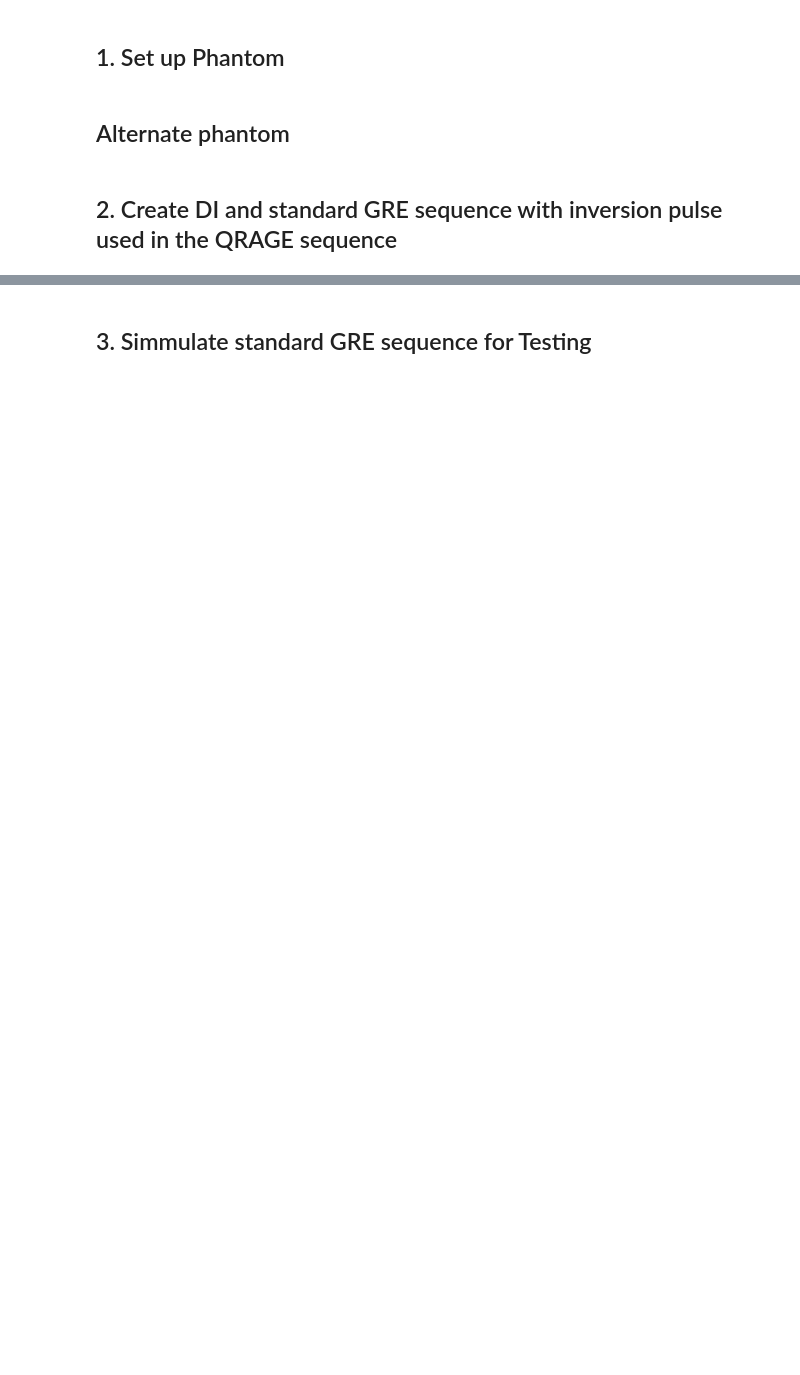
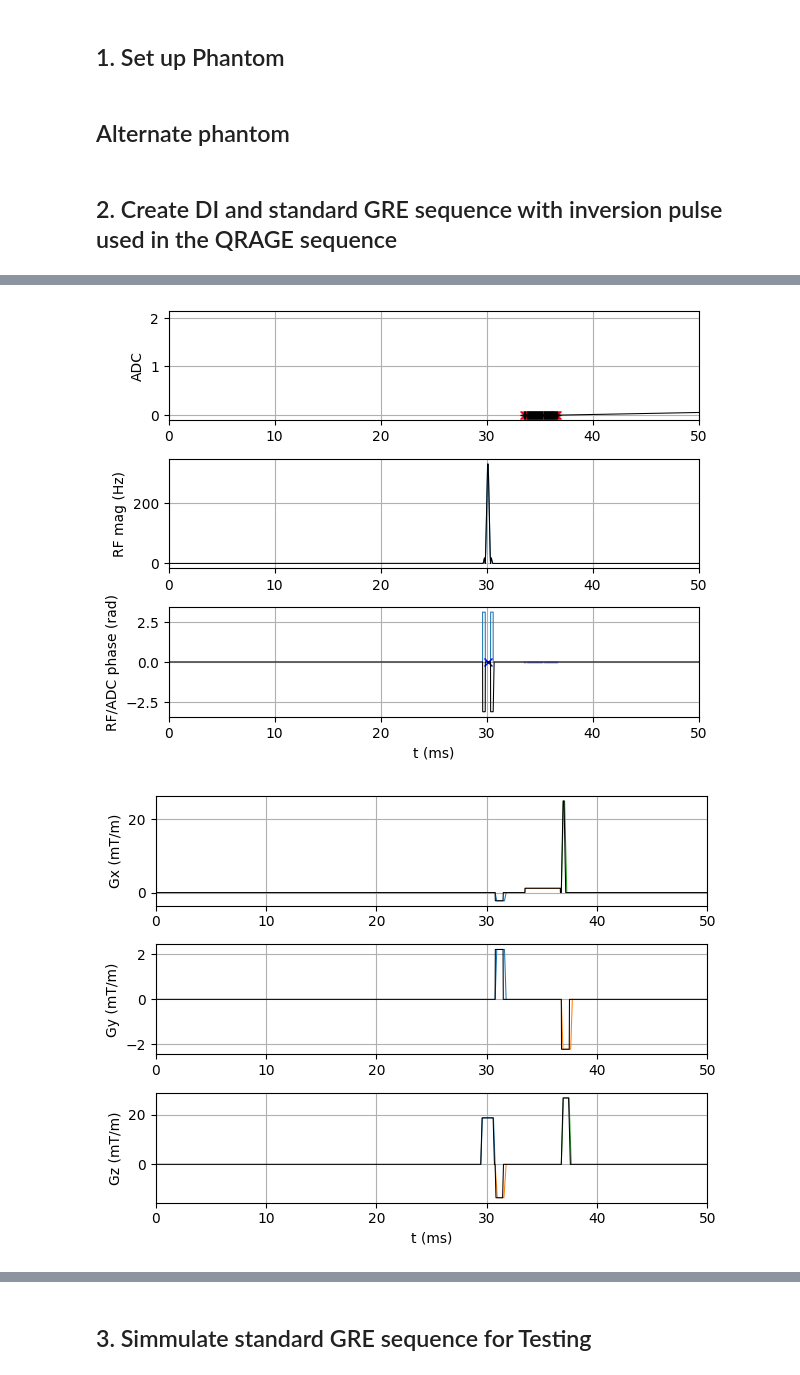
Before and after one commit to jumri-project/juart, a Jupyter notebook: notebooks/Simulate_QRAGE_with_JEMRIS.ipynb, the cells around one changed output, grey strips where cells are left out. Cells and saved outputs as stored; diff of their text form; code cells hidden in the pictures; blank space fills up the shorter version.

```diff
--- a/notebooks/Simulate_QRAGE_with_JEMRIS.ipynb
+++ b/notebooks/Simulate_QRAGE_with_JEMRIS.ipynb
@@ -393,0 +419,41 @@ Resonate frequencies of gradients (x, y, z) are:  [ 80.          80.         273
+# %%
+seq.plot(time_range=np.array([0, 50e-3]), time_disp='ms', grad_disp='mT/m', plot_now=False)
+
+import scipy.constants as sci_const
+from math import pi
+
+gamma_prot = sci_const.value('proton gyromag. ratio') / (2*pi)
+rf_const = 2 * pi / 1000  # from Pulseq[Hz]=[1/s] to JEMRIS[rad/ms] rf magnitude conversion constant
+g_const = 2 * pi / 1e6 # from Pulseq [Hz/m] to JEMRIS [(rad/ms)/mm] gradient conversion constant
+g_const2 =  1000 / gamma_prot # from Pulseq [Hz/m] to Pulseq mT/m
+rad2deg = 180/pi
+
+
+current_fig = plt.figure(plt.gcf().number)
+prev_fig = plt.figure(plt.gcf().number - 1)
+for i, c in enumerate(childs):
+    if(c.type=='axes'):
+        lines=c.children
+        for line in lines:
+            if(line.type=='graph2d.lineseries'):
+                if (i==0):
+                    # ADC in JEMRIS plot
+                    plt.figure(prev_fig).get_children()[1].axes.plot(line.properties.XData, line.properties.YData/rad2deg, 'k-+')
+                elif(i==1):
+                    # RF Signal in JEMRIS plot
+                    plt.figure(prev_fig).get_children()[2].axes.plot(line.properties.XData, line.properties.YData/rf_const, 'k-')
+                elif(i==2):
+                    # RF Phase in JEMRIS plot
+                    plt.figure(prev_fig).get_children()[3].axes.plot(line.properties.XData, line.properties.YData/rad2deg, 'k-')
+                elif(i==3):
+                    # GX Signal in JEMRIS plot
+                    plt.figure(current_fig).get_children()[1].axes.plot(line.properties.XData, line.properties.YData/g_const*g_const2, 'k-')
+                elif(i==4):
+                    # GY Signal in JEMRIS plot
+                    plt.figure(current_fig).get_children()[2].axes.plot(line.properties.XData, line.properties.YData/g_const*g_const2, 'k-')
+                elif(i==5):
+                    # GY Signal in JEMRIS plot
+                    plt.figure(current_fig).get_children()[3].axes.plot(line.properties.XData, line.properties.YData/g_const*g_const2, 'k-')
+# %% [output]
+[figure, added]
+[figure, added]
```
Also changed, not shown: parts of 38 cells of this notebook, 21 other files.
